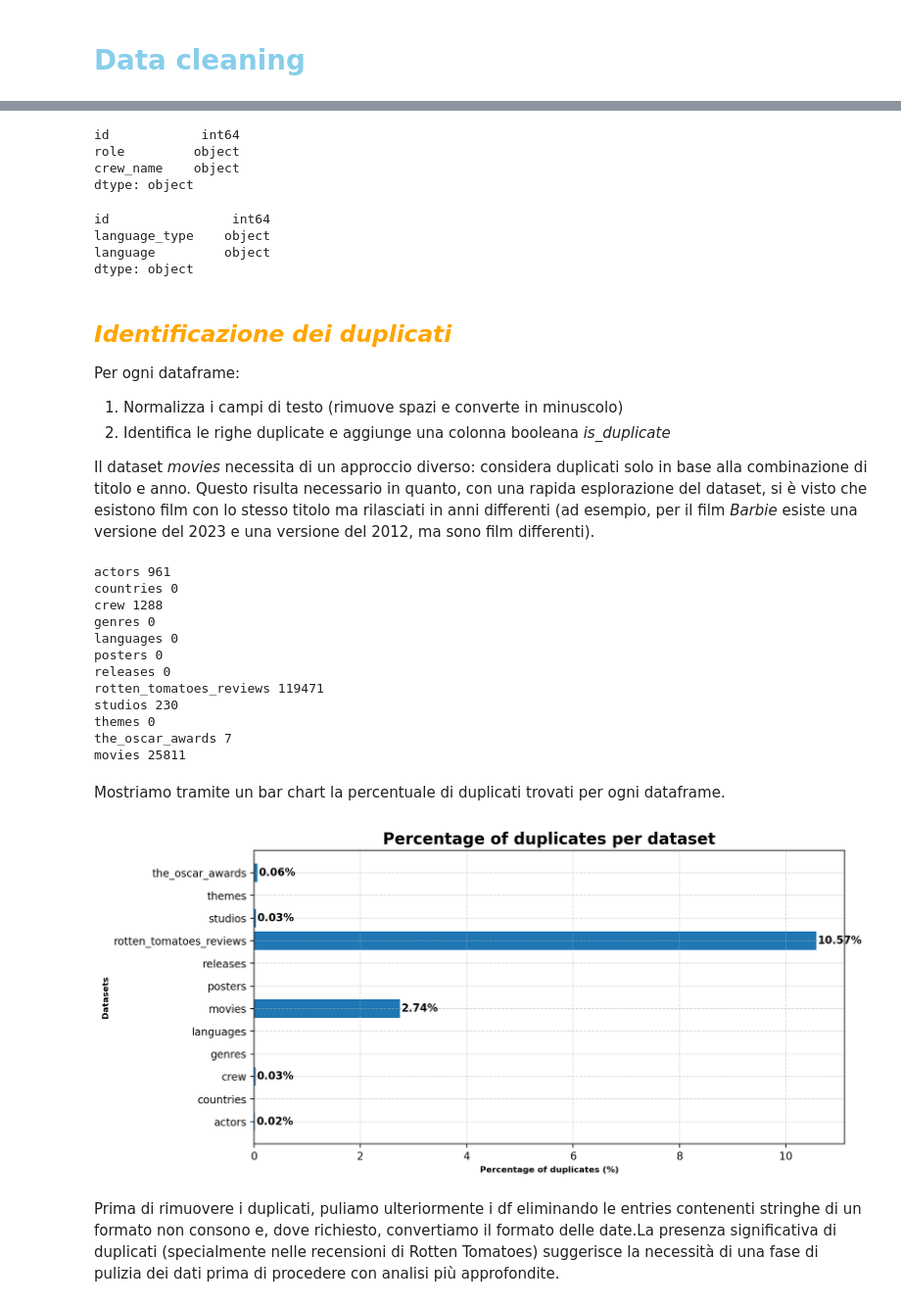
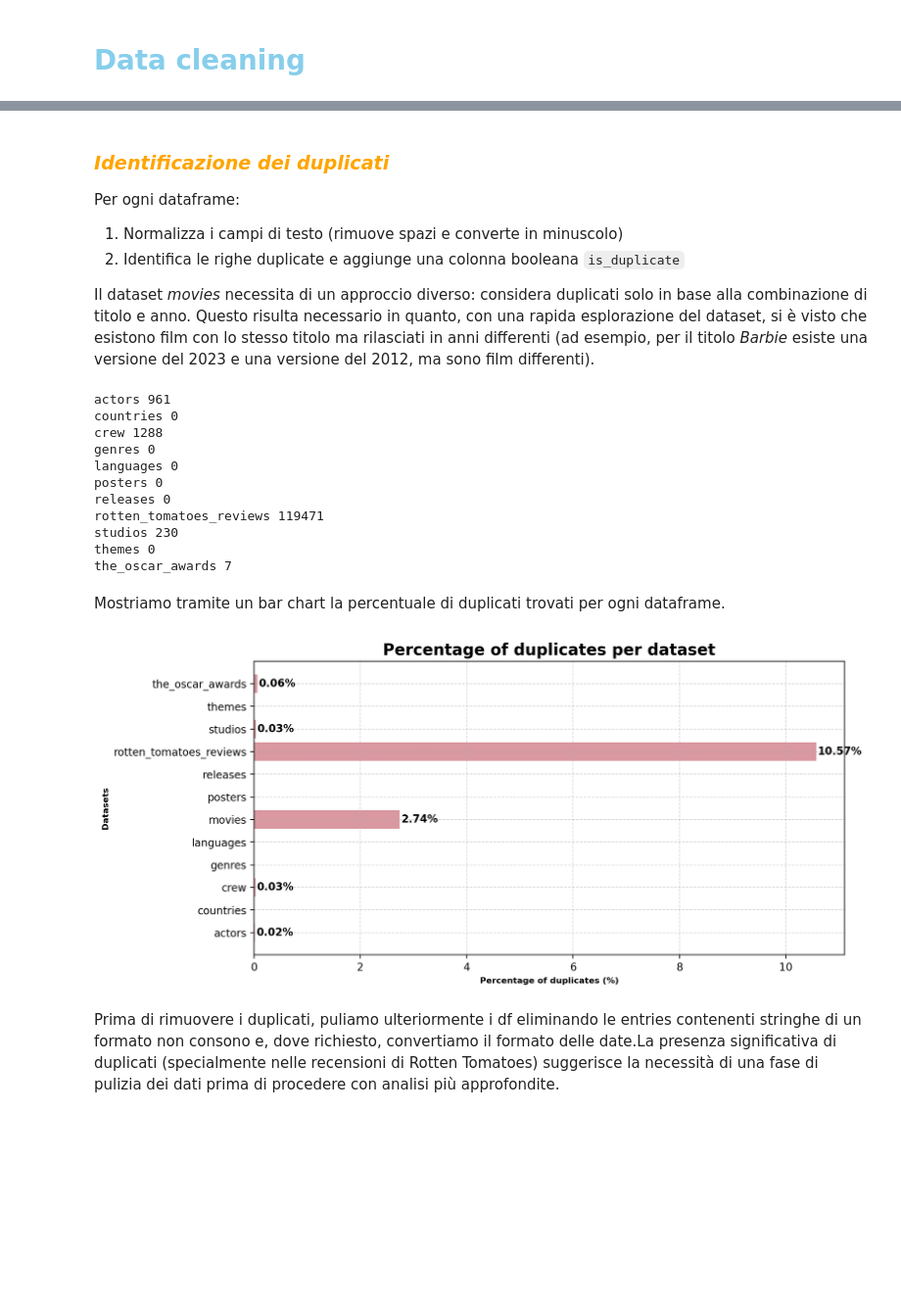
Before and after one commit to Ela17/IUM-TWEB-progetto, a Jupyter notebook: solution/ium-data-analysis/data_analysis.ipynb, the cells around one changed output, grey strips where cells are left out. Shown at 98% size. Saved outputs shown, nothing was run; the diff lists cells and outputs as text; code cells hidden in the pictures; blank space fills up the shorter version.

```diff
--- a/solution/ium-data-analysis/data_analysis.ipynb
+++ b/solution/ium-data-analysis/data_analysis.ipynb
@@ -141,29 +113,17 @@ dtype: object
 # %%
 df['crew'] = df['crew'].rename(columns={'name' : 'crew_name'})
-df['crew'].dtypes
-# %% [output]
-id            int64
-role         object
-crew_name    object
-dtype: object
 # %%
 df['languages'] = df['languages'].rename(columns={'type' : 'language_type'})
-df['languages'].dtypes
-# %% [output]
-id                int64
-language_type    object
-language         object
-dtype: object
 # %% [markdown]
-## <span style="color: orange;"> *Identificazione dei duplicati*
+### <span style="color: orange;"> *Identificazione dei duplicati*
 
 Per ogni dataframe:
 1. Normalizza i campi di testo (rimuove spazi e converte in minuscolo)
-2. Identifica le righe duplicate e aggiunge una colonna booleana *is_duplicate*
+2. Identifica le righe duplicate e aggiunge una colonna booleana `is_duplicate`
 
 Il dataset *movies* necessita di un approccio diverso:
    considera duplicati solo in base alla combinazione di titolo e anno.
-   Questo risulta necessario in quanto, con una rapida esplorazione del dataset, si è visto che esistono film con lo stesso titolo ma rilasciati in anni differenti (ad esempio, per il film *Barbie* esiste una versione del 2023 e una versione del 2012, ma sono film differenti).
+   Questo risulta necessario in quanto, con una rapida esplorazione del dataset, si è visto che esistono film con lo stesso titolo ma rilasciati in anni differenti (ad esempio, per il titolo *Barbie* esiste una versione del 2023 e una versione del 2012, ma sono film differenti).
 # %%
 for k in [x for x in df.keys() if x != 'movies']:
     if 'is_duplicate' in df[k].columns:
@@ -179,7 +139,6 @@ tmp = df['movies'].apply(lambda x : x.str.strip().str.lower() if x.dtype == 'obj
 duplicate = tmp.duplicated(subset=['movie_title','movie_year'])
 
 df['movies']['is_duplicate'] = duplicate
-print('movies',duplicate.sum())
 # %% [output]
 actors 961
 countries 0
@@ -192,22 +151,23 @@ rotten_tomatoes_reviews 119471
 studios 230
 themes 0
 the_oscar_awards 7
-movies 25811
 # %% [markdown]
 Mostriamo tramite un bar chart la percentuale di duplicati trovati per ogni dataframe.
 # %%
+pal = list(get_pastel_palette_light(n=24))
+
 plt.figure(figsize=(10,5))
 for k in df.keys():
     perc =  (len(df[k][df[k]['is_duplicate']==True]) / len(df[k]))*100
-    plt.barh(k, perc, color=palette[0])
+    plt.barh(k, perc, color=pal[0])
     if perc != 0:
-        plt.text(perc +0.03 , k, f'{perc:.2f}%', va='center', ha='left', fontsize=10, fontweight='bold')
+        plt.text(perc + 0.03 , k, f'{perc:.2f}%', va='center', ha='left', fontsize=10, fontweight='bold')
 plt.title('Percentage of duplicates per dataset', fontweight='bold', fontsize=15)
 plt.xlabel('Percentage of duplicates (%)')
 plt.ylabel('Datasets')
 plt.show()
 # %% [output]
-[figure, old version]
+[figure, new version]
 # %% [markdown]
 Prima di rimuovere i duplicati, puliamo ulteriormente i df eliminando le entries contenenti stringhe di un formato non consono e, dove richiesto, convertiamo il formato delle date.La presenza significativa di duplicati (specialmente nelle recensioni di Rotten Tomatoes) suggerisce la necessità di una fase di pulizia dei dati prima di procedere con analisi più approfondite.
 # %% [markdown]
```
Also changed, not shown: parts of 72 cells of this notebook, 1 other file.
